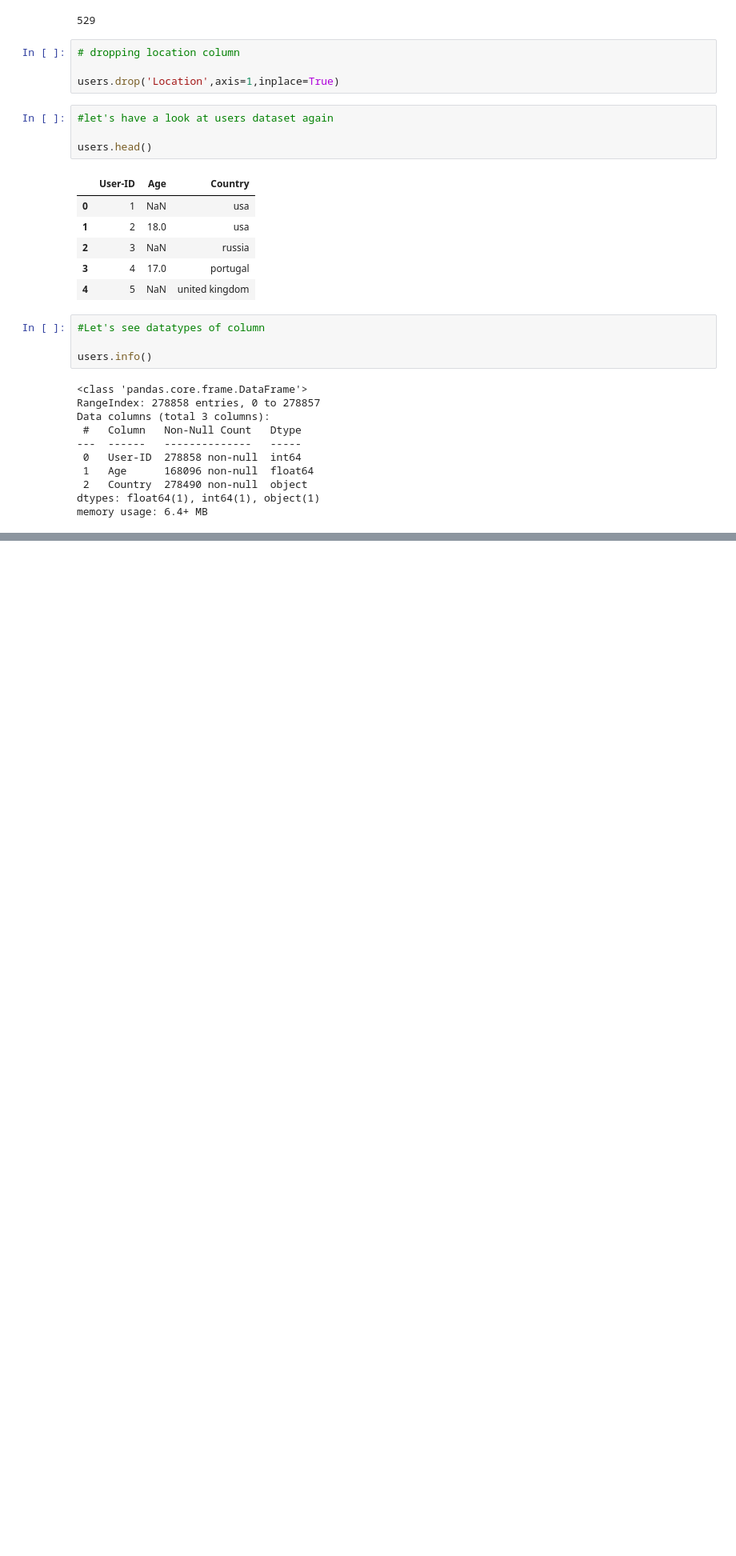
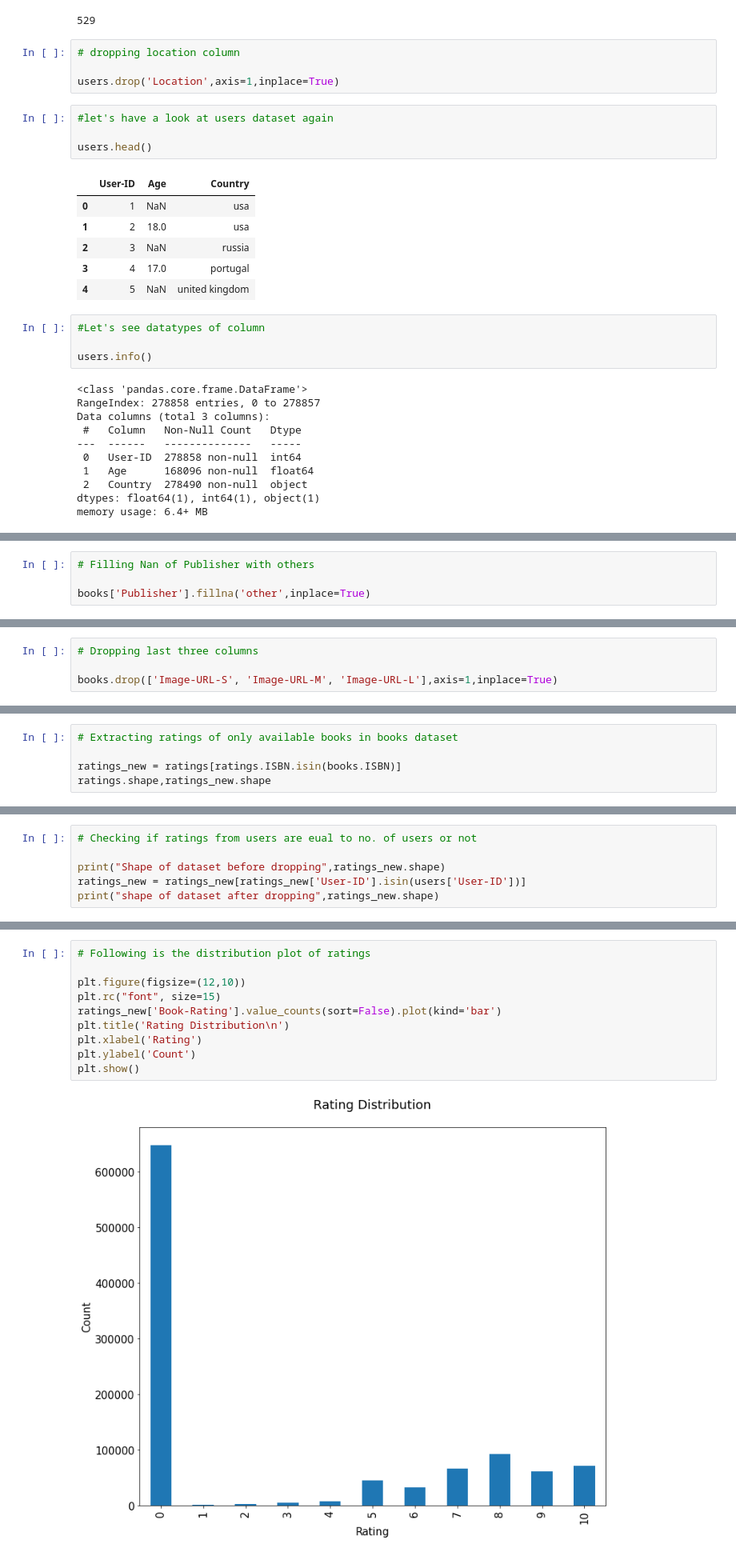
Before and after one commit to Biswajeet1995/Book-recommendation-system, a Jupyter notebook: book_recommendation_system.ipynb, the cells around one changed output, grey strips where cells are left out. Shown at 80% size. Drawn from its saved outputs; the diff is of its cells as text; blank space fills up the shorter version.

```diff
--- a/book_recommendation_system.ipynb
+++ b/book_recommendation_system.ipynb
@@ -256,0 +448,4 @@ memory usage: 6.4+ MB
+# %%
+# Filling Nan of Publisher with others
+
+books['Publisher'].fillna('other',inplace=True)
@@ -256,0 +468,4 @@ memory usage: 6.4+ MB
+# %%
+# Dropping last three columns
+
+books.drop(['Image-URL-S', 'Image-URL-M', 'Image-URL-L'],axis=1,inplace=True)
@@ -256,0 +485,5 @@ memory usage: 6.4+ MB
+# %%
+# Extracting ratings of only available books in books dataset
+
+ratings_new = ratings[ratings.ISBN.isin(books.ISBN)]
+ratings.shape,ratings_new.shape
@@ -256,0 +494,6 @@ memory usage: 6.4+ MB
+# %%
+# Checking if ratings from users are eual to no. of users or not
+
+print("Shape of dataset before dropping",ratings_new.shape)
+ratings_new = ratings_new[ratings_new['User-ID'].isin(users['User-ID'])]
+print("shape of dataset after dropping",ratings_new.shape)
@@ -256,0 +505,12 @@ memory usage: 6.4+ MB
+# %%
+# Following is the distribution plot of ratings
+
+plt.figure(figsize=(12,10))
+plt.rc("font", size=15)
+ratings_new['Book-Rating'].value_counts(sort=False).plot(kind='bar')
+plt.title('Rating Distribution\n')
+plt.xlabel('Rating')
+plt.ylabel('Count')
+plt.show()
+# %% [output]
+[figure, added]
```
Also changed, not shown: parts of 47 cells of this notebook.
